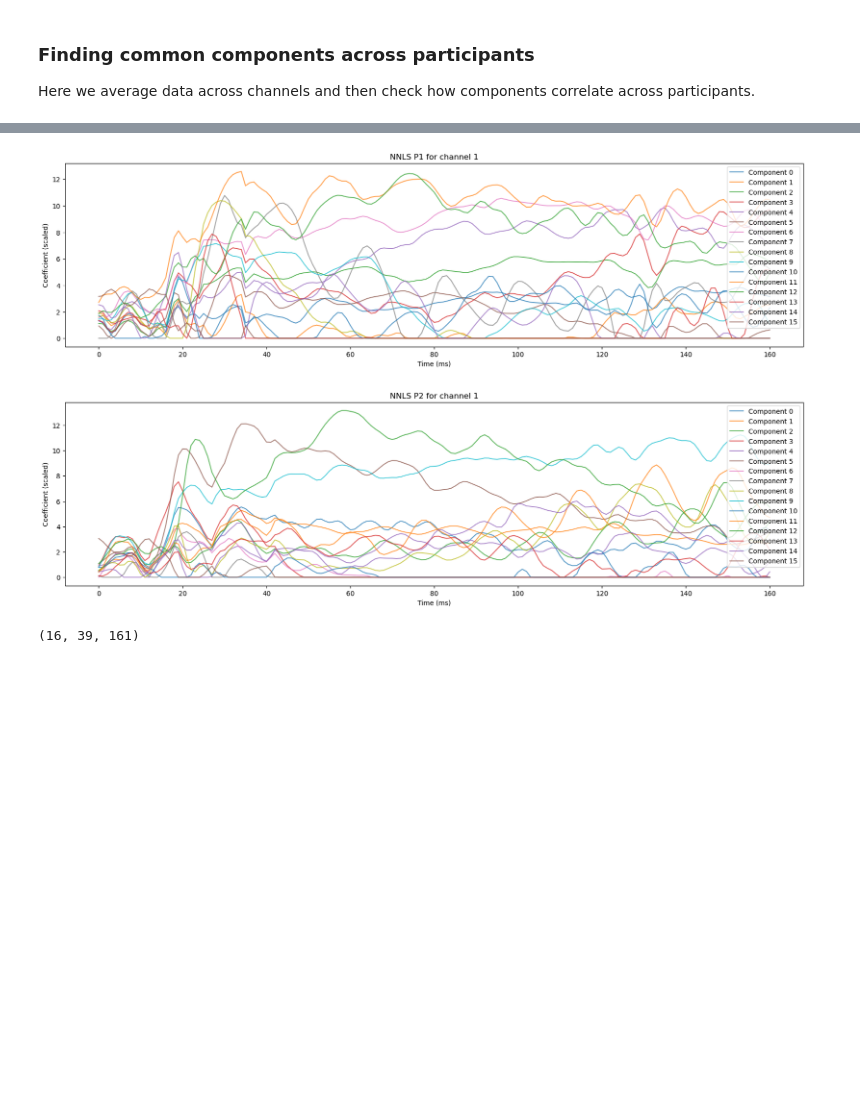
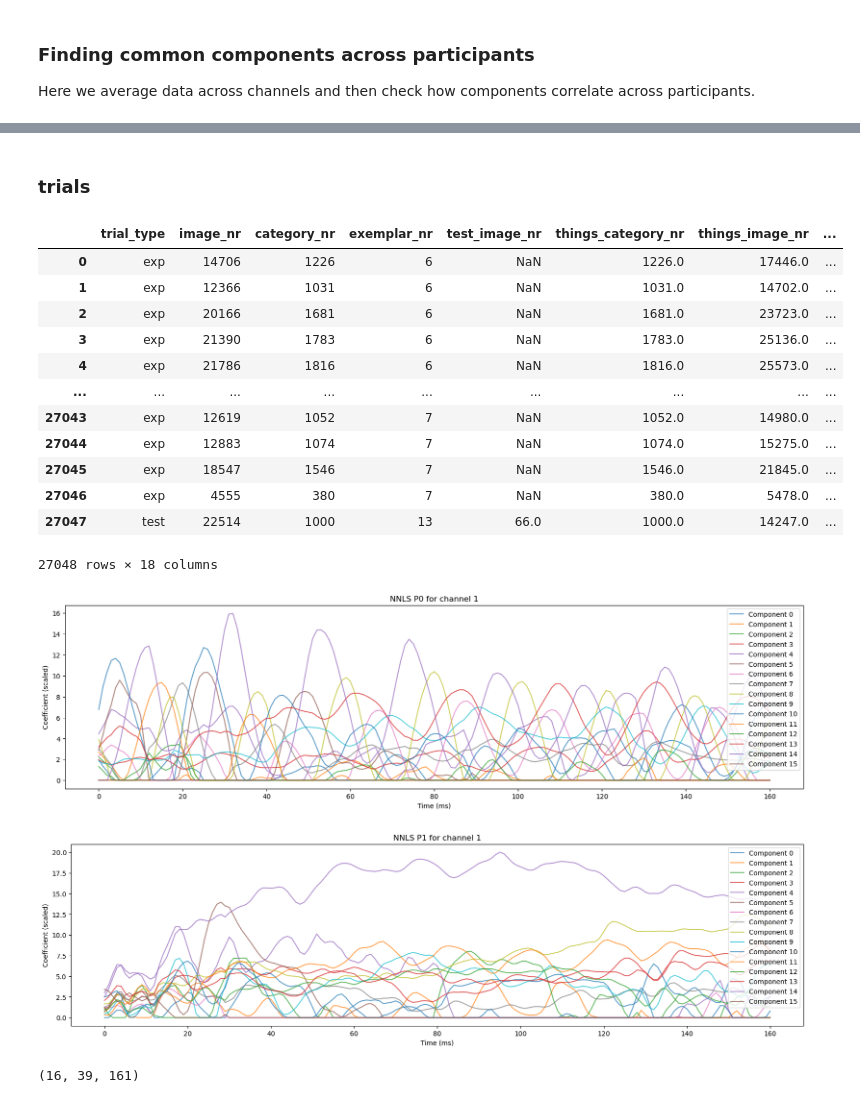
Before and after one commit to AtharvSuryawanshi/Neural-Representations-using-Things-Database, a Jupyter notebook: notebooks/NMF_meg10.ipynb, the cells around one changed output, grey strips where cells are left out. Saved outputs shown, nothing was run; the diff lists cells and outputs as text; code cells hidden in the pictures; blank space fills up the shorter version.

```diff
--- a/notebooks/NMF_meg10.ipynb
+++ b/notebooks/NMF_meg10.ipynb
@@ -678,3 +708,21 @@ plt.show()
+# %% [markdown]
+### trials
+# %%
+idk.all_epochs[1].metadata
+# %% [output]
+|  | trial_type | image_nr | category_nr | exemplar_nr | test_image_nr | things_category_nr | things_image_nr | ... |
+| 0 | exp | 14706 | 1226 | 6 | NaN | 1226.0 | 17446.0 | ... |
+| 1 | exp | 12366 | 1031 | 6 | NaN | 1031.0 | 14702.0 | ... |
+| 2 | exp | 20166 | 1681 | 6 | NaN | 1681.0 | 23723.0 | ... |
+| 3 | exp | 21390 | 1783 | 6 | NaN | 1783.0 | 25136.0 | ... |
+| 4 | exp | 21786 | 1816 | 6 | NaN | 1816.0 | 25573.0 | ... |
+| ... | ... | ... | ... | ... | ... | ... | ... | ... |
+| 27043 | exp | 12619 | 1052 | 7 | NaN | 1052.0 | 14980.0 | ... |
+| 27044 | exp | 12883 | 1074 | 7 | NaN | 1074.0 | 15275.0 | ... |
+| 27045 | exp | 18547 | 1546 | 7 | NaN | 1546.0 | 21845.0 | ... |
+| 27046 | exp | 4555 | 380 | 7 | NaN | 380.0 | 5478.0 | ... |
+| 27047 | test | 22514 | 1000 | 13 | 66.0 | 1000.0 | 14247.0 | ... |
+27048 rows × 18 columns
 # %%
 # temp1 = idk.H_dict[1].reshape(nmf_components, idk.NOS_CHANNELS_OPT, idk.NOS_TIME_POINTS)
 # temp2 = idk.H_dict[2].reshape(nmf_components, idk.NOS_CHANNELS_OPT, idk.NOS_TIME_POINTS)
@@ -690,11 +738,11 @@ plt.show()
 # plt.colorbar()
 # plt.show()
 # %%
-nnls_1 = perform_plot_nnls(idk, p1, idk.X_dict[1], channel_plt=1, baseline_regressor=True)
-nnls_2 = perform_plot_nnls(idk, p2, idk.X_dict[2], channel_plt=1, baseline_regressor=True)
+nnls_1 = perform_plot_nnls(idk, p1, idk.X_dict[p1], channel_plt=1, baseline_regressor=True)
+nnls_2 = perform_plot_nnls(idk, p2, idk.X_dict[p2], channel_plt=1, baseline_regressor=True)
 # %% [output]
-[figure, old version]
+[figure, new version]
-[figure, old version]
+[figure, new version]
 # %%
 nnls_1.shape
 # %% [output]
```
Also changed, not shown: parts of 8 cells of this notebook.
